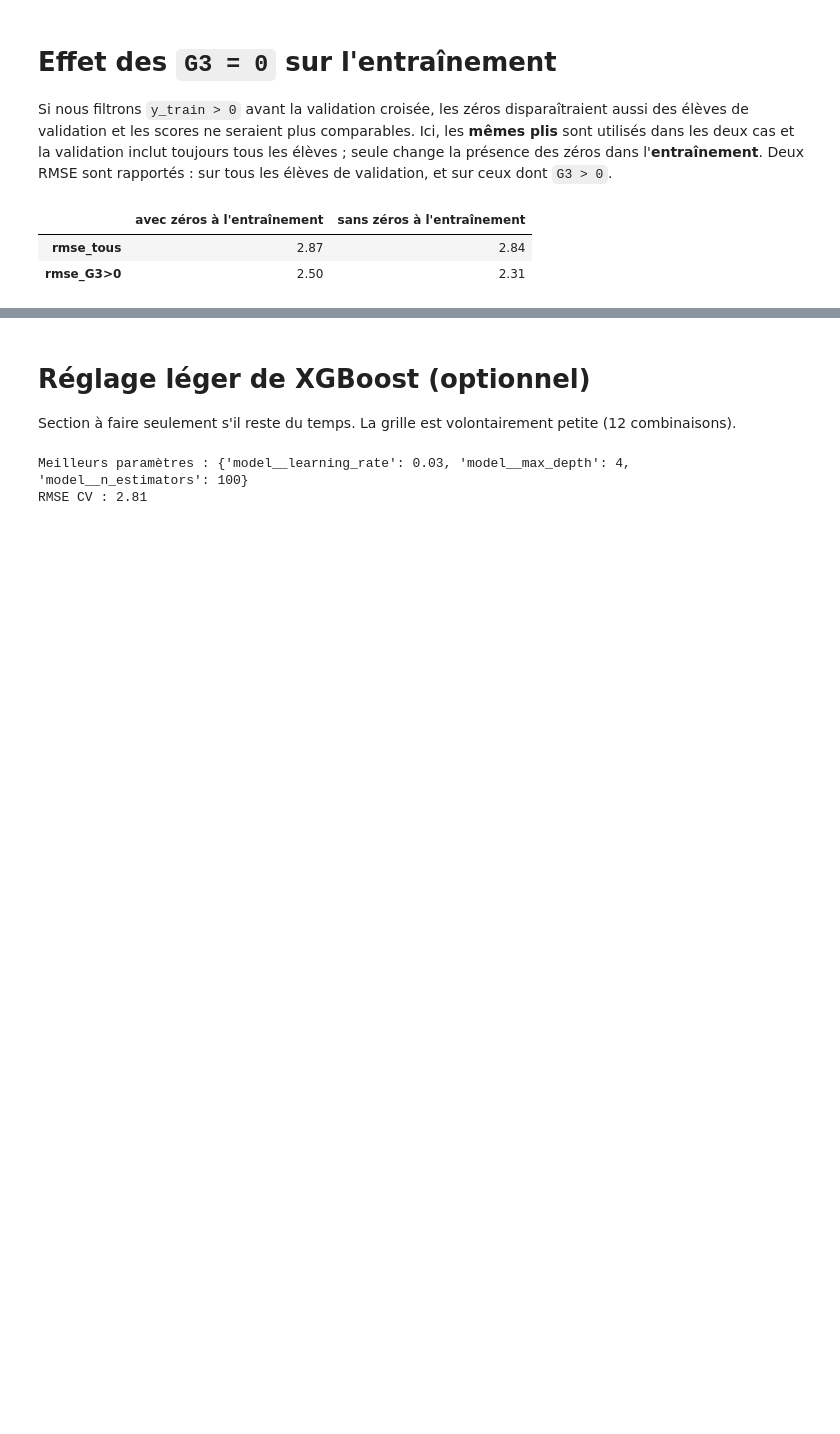
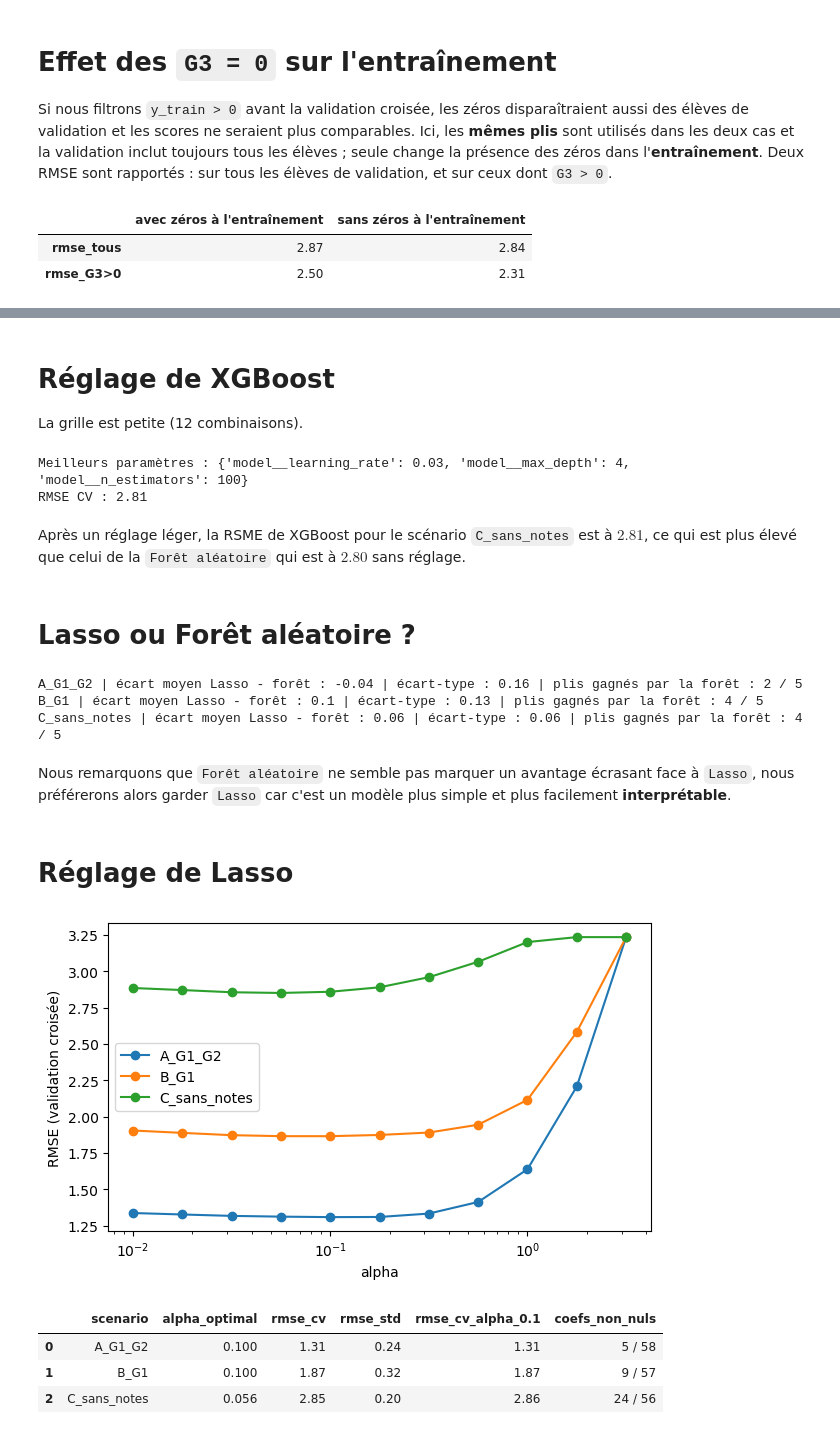
Before and after one commit to elalaxi/ML_kaggle, a Jupyter notebook: student_perf_real/3-modeles.ipynb, the cells around one changed output, grey strips where cells are left out. Saved outputs shown, nothing was run; the diff lists cells and outputs as text; code cells hidden in the pictures; blank space fills up the shorter version.

```diff
--- a/student_perf_real/3-modeles.ipynb
+++ b/student_perf_real/3-modeles.ipynb
@@ -171,3 +172,11 @@ pd.DataFrame({
 |  | avec zéros à l'entraînement | sans zéros à l'entraînement |
 | rmse_tous | 2.87 | 2.84 |
 | rmse_G3>0 | 2.50 | 2.31 |
+# %%
+choix = {"A_G1_G2": "Lasso", "B_G1": "Forêt aléatoire", "C_sans_notes": "Forêt aléatoire"}
+rows = []
+for sc, nom in choix.items():
+    for drop in (False, True):
+        r = cv_zeros(models[nom], X_train, y_train, ot.SCENARIOS[sc], drop_zeros=drop)
+        rows.append({"scenario": sc, "modele": nom, "zeros_retires": drop, **r})
+pd.DataFrame(rows).round(2)
@@ -176,10 +197,10 @@ Retirer les zéros à la phase d'entraînement améliore le modèle (`rmse` qui
 # %% [markdown]
-# Réglage léger de XGBoost (optionnel)
-
-Section à faire seulement s'il reste du temps. La grille est volontairement petite (12 combinaisons).
+# Réglage de XGBoost
+La grille est petite (12 combinaisons).
 # %%
 from sklearn.model_selection import GridSearchCV
 
+feats = ot.SCENARIOS["C_sans_notes"]
 pipe = ot.make_pipeline(XGBRegressor(subsample=0.8, colsample_bytree=0.8,
                                       random_state=ot.SEED, verbosity=0), feats)
 grille = {"model__max_depth": [2, 3, 4],
@@ -193,3 +214,63 @@ print("RMSE CV :", round(-gs.best_score_, 2))
 # %% [output]
 Meilleurs paramètres : {'model__learning_rate': 0.03, 'model__max_depth': 4, 'model__n_estimators': 100}
 RMSE CV : 2.81
+# %% [markdown]
+Après un réglage léger, la RSME de XGBoost pour le scénario `C_sans_notes` est à $2.81$, ce qui est plus élevé que celui de la `Forêt aléatoire` qui est à $2.80$ sans réglage.
+# %% [markdown]
+# Lasso ou Forêt aléatoire ?
+# %%
+from sklearn.model_selection import cross_val_score
+cv = KFold(5, shuffle=True, random_state=ot.SEED)
+for sc, f in ot.SCENARIOS.items():
+    s = {n: -cross_val_score(ot.make_pipeline(models[n], f), X_train, y_train, cv=cv,
+                             scoring="neg_root_mean_squared_error")
+         for n in ["Lasso", "Forêt aléatoire"]}
+    d = s["Lasso"] - s["Forêt aléatoire"]
+    print(sc, "| écart moyen Lasso - forêt :", d.mean().round(2),
+          "| écart-type :", d.std().round(2), "| plis gagnés par la forêt :", (d > 0).sum(), "/ 5")
+# %% [output]
+A_G1_G2 | écart moyen Lasso - forêt : -0.04 | écart-type : 0.16 | plis gagnés par la forêt : 2 / 5
+B_G1 | écart moyen Lasso - forêt : 0.1 | écart-type : 0.13 | plis gagnés par la forêt : 4 / 5
+C_sans_notes | écart moyen Lasso - forêt : 0.06 | écart-type : 0.06 | plis gagnés par la forêt : 4 / 5
+# %% [markdown]
+Nous remarquons que `Forêt aléatoire` ne semble pas marquer un avantage écrasant face à `Lasso`, nous préférerons alors garder `Lasso` car c'est un modèle plus simple et plus facilement **interprétable**.
+# %% [markdown]
+# Réglage de Lasso
+# %%
+from sklearn.model_selection import GridSearchCV
+
+alphas = np.logspace(-2, 0.5, 11)                    # de 0,01 à environ 3,2 (0,1 en fait partie)
+cv = KFold(5, shuffle=True, random_state=ot.SEED)    # mêmes plis que ot.evaluate_cv
+
+best_alpha, courbes, rows = {}, {}, []
+for sc, f in ot.SCENARIOS.items():
+    pipe = ot.make_pipeline(Lasso(max_iter=10000), f)
+    gs = GridSearchCV(pipe, {"model__alpha": alphas}, cv=cv,
+                      scoring="neg_root_mean_squared_error", n_jobs=-1).fit(X_train, y_train)
+    a = gs.best_params_["model__alpha"]
+    coefs = gs.best_estimator_.named_steps["model"].coef_
+    best_alpha[sc] = a
+    courbes[sc] = -gs.cv_results_["mean_test_score"]          # RMSE pour chaque alpha
+    rows.append({"scenario": sc,
+                 "alpha_optimal": round(a, 3),
+                 "rmse_cv": round(-gs.best_score_, 2),
+                 "rmse_std": round(gs.cv_results_["std_test_score"][gs.best_index_], 2),
+                 "rmse_cv_alpha_0.1": round(courbes[sc][np.argmin(abs(alphas - 0.1))], 2),
+                 "coefs_non_nuls": f"{(coefs != 0).sum()} / {len(coefs)}"})
+
+fig, ax = plt.subplots(figsize=(7, 4))
+for sc, c in courbes.items():
+    ax.plot(alphas, c, marker="o", label=sc)
+ax.set_xscale("log")
+ax.set_xlabel("alpha")
+ax.set_ylabel("RMSE (validation croisée)")
+ax.legend()
+plt.show()
+
+pd.DataFrame(rows)
+# %% [output]
+[figure, added]
+|  | scenario | alpha_optimal | rmse_cv | rmse_std | rmse_cv_alpha_0.1 | coefs_non_nuls |
+| 0 | A_G1_G2 | 0.100 | 1.31 | 0.24 | 1.31 | 5 / 58 |
+| 1 | B_G1 | 0.100 | 1.87 | 0.32 | 1.87 | 9 / 57 |
+| 2 | C_sans_notes | 0.056 | 2.85 | 0.20 | 2.86 | 24 / 56 |
```
Also changed, not shown: parts of 6 cells of this notebook, 3 other files.
